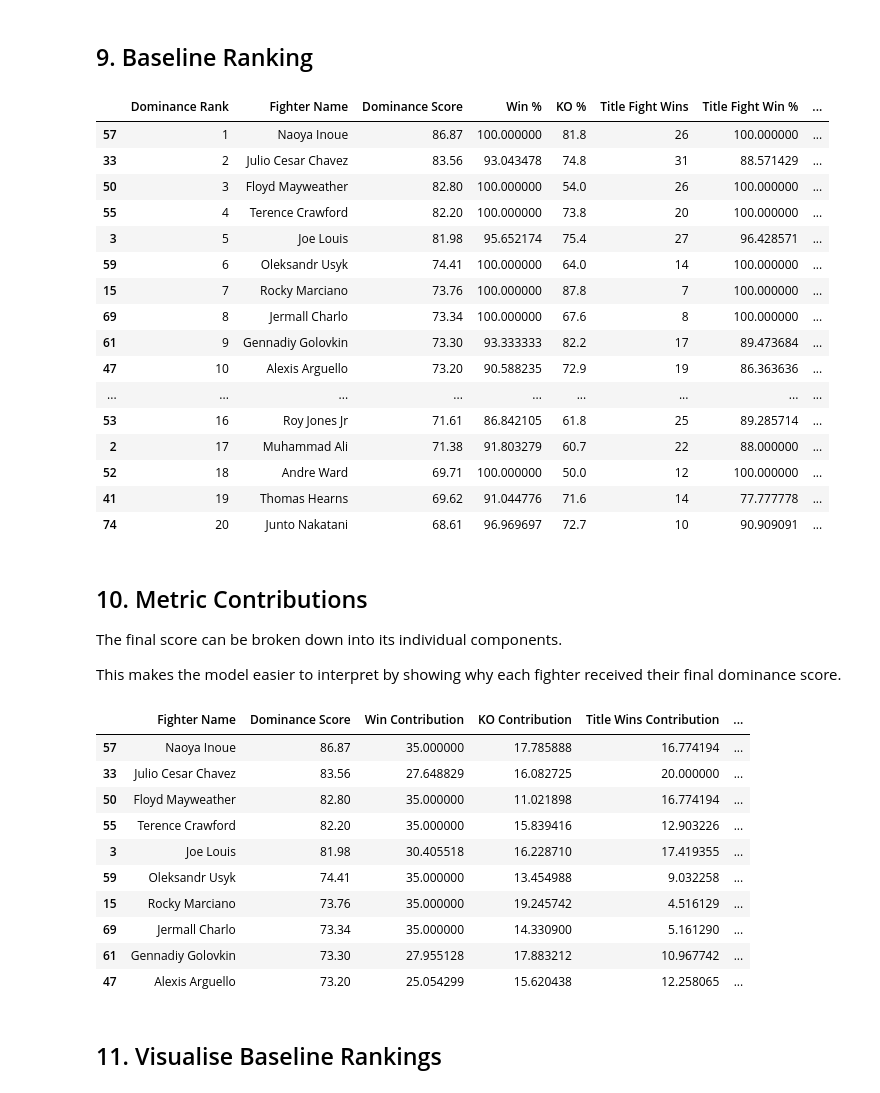
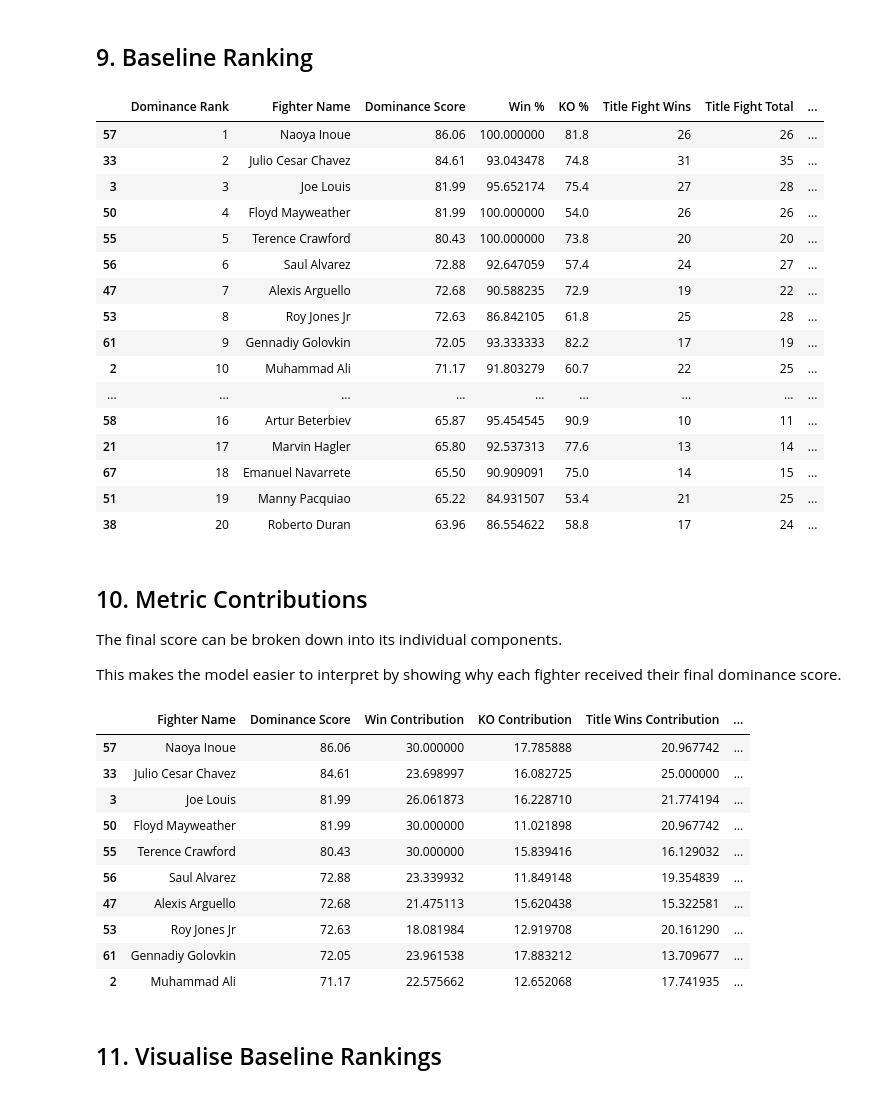
Before and after one commit to Richard-Ibiyemi/boxing-dominance-analysis, a Jupyter notebook: notebooks/02_dominance_model.ipynb, the cells around one changed output. Cells and saved outputs as stored; diff of their text form; code cells hidden in the pictures.

Commit message:
Update dominance model notebook

```diff
--- a/notebooks/02_dominance_model.ipynb
+++ b/notebooks/02_dominance_model.ipynb
@@ -93,6 +93,14 @@ df["Title Fight Win %"] = np.where(
     ),
     0
 )
+# %%
+df["Adjusted Title Success"] = (
+    df["Title Fight Win %"]
+    * np.minimum(
+        df["Title Fight Total"] / 15,
+        1
+    )
+)
 # %%
 df[
     [
@@ -223,8 +233,8 @@ df["Title Fight Wins Norm"] = min_max_normalise(
     df["Title Fight Wins"]
 )
 
-df["Title Fight Win % Norm"] = min_max_normalise(
-    df["Title Fight Win %"]
+df["Adjusted Title Success Norm"] = min_max_normalise(
+    df["Adjusted Title Success"]
 )
 
 df["Career Length Norm"] = min_max_normalise(
@@ -284,10 +294,10 @@ The weights sum to 100%.
 These weights represent one possible definition of boxing dominance rather than an objective universal definition. Alternative weighting systems will therefore be tested later.
 # %%
 baseline_weights = {
-    "Win % Norm": 0.35,
+    "Win % Norm": 0.30,
     "KO % Norm": 0.20,
-    "Title Fight Wins Norm": 0.20,
-    "Title Fight Win % Norm": 0.15,
+    "Title Fight Wins Norm": 0.25,
+    "Adjusted Title Success Norm": 0.15,
     "Career Length Norm": 0.10
 }
 # %%
@@ -311,8 +321,8 @@ df["Dominance Score"] = (
     + df["Title Fight Wins Norm"]
     * baseline_weights["Title Fight Wins Norm"]
 
-    + df["Title Fight Win % Norm"]
-    * baseline_weights["Title Fight Win % Norm"]
+    + df["Adjusted Title Success Norm"]
+    * baseline_weights["Adjusted Title Success Norm"]
 
     + df["Career Length Norm"]
     * baseline_weights["Career Length Norm"]
@@ -340,34 +350,36 @@ baseline_ranking = df.sort_values(
 # %%
 baseline_ranking[
     [
         "Dominance Rank",
         "Fighter Name",
         "Dominance Score",
         "Win %",
         "KO %",
         "Title Fight Wins",
+        "Title Fight Total",
         "Title Fight Win %",
+        "Adjusted Title Success",
         "Career Length"
     ]
 ].head(20)
 # %% [output]
-|  | Dominance Rank | Fighter Name | Dominance Score | Win % | KO % | Title Fight Wins | Title Fight Win % | ... |
-| 57 | 1 | Naoya Inoue | 86.87 | 100.000000 | 81.8 | 26 | 100.000000 | ... |
-| 33 | 2 | Julio Cesar Chavez | 83.56 | 93.043478 | 74.8 | 31 | 88.571429 | ... |
-| 50 | 3 | Floyd Mayweather | 82.80 | 100.000000 | 54.0 | 26 | 100.000000 | ... |
-| 55 | 4 | Terence Crawford | 82.20 | 100.000000 | 73.8 | 20 | 100.000000 | ... |
-| 3 | 5 | Joe Louis | 81.98 | 95.652174 | 75.4 | 27 | 96.428571 | ... |
-| 59 | 6 | Oleksandr Usyk | 74.41 | 100.000000 | 64.0 | 14 | 100.000000 | ... |
-| 15 | 7 | Rocky Marciano | 73.76 | 100.000000 | 87.8 | 7 | 100.000000 | ... |
-| 69 | 8 | Jermall Charlo | 73.34 | 100.000000 | 67.6 | 8 | 100.000000 | ... |
-| 61 | 9 | Gennadiy Golovkin | 73.30 | 93.333333 | 82.2 | 17 | 89.473684 | ... |
-| 47 | 10 | Alexis Arguello | 73.20 | 90.588235 | 72.9 | 19 | 86.363636 | ... |
+|  | Dominance Rank | Fighter Name | Dominance Score | Win % | KO % | Title Fight Wins | Title Fight Total | ... |
+| 57 | 1 | Naoya Inoue | 86.06 | 100.000000 | 81.8 | 26 | 26 | ... |
+| 33 | 2 | Julio Cesar Chavez | 84.61 | 93.043478 | 74.8 | 31 | 35 | ... |
+| 3 | 3 | Joe Louis | 81.99 | 95.652174 | 75.4 | 27 | 28 | ... |
+| 50 | 4 | Floyd Mayweather | 81.99 | 100.000000 | 54.0 | 26 | 26 | ... |
+| 55 | 5 | Terence Crawford | 80.43 | 100.000000 | 73.8 | 20 | 20 | ... |
+| 56 | 6 | Saul Alvarez | 72.88 | 92.647059 | 57.4 | 24 | 27 | ... |
+| 47 | 7 | Alexis Arguello | 72.68 | 90.588235 | 72.9 | 19 | 22 | ... |
+| 53 | 8 | Roy Jones Jr | 72.63 | 86.842105 | 61.8 | 25 | 28 | ... |
+| 61 | 9 | Gennadiy Golovkin | 72.05 | 93.333333 | 82.2 | 17 | 19 | ... |
+| 2 | 10 | Muhammad Ali | 71.17 | 91.803279 | 60.7 | 22 | 25 | ... |
 | ... | ... | ... | ... | ... | ... | ... | ... | ... |
-| 53 | 16 | Roy Jones Jr | 71.61 | 86.842105 | 61.8 | 25 | 89.285714 | ... |
-| 2 | 17 | Muhammad Ali | 71.38 | 91.803279 | 60.7 | 22 | 88.000000 | ... |
-| 52 | 18 | Andre Ward | 69.71 | 100.000000 | 50.0 | 12 | 100.000000 | ... |
-| 41 | 19 | Thomas Hearns | 69.62 | 91.044776 | 71.6 | 14 | 77.777778 | ... |
-| 74 | 20 | Junto Nakatani | 68.61 | 96.969697 | 72.7 | 10 | 90.909091 | ... |
+| 58 | 16 | Artur Beterbiev | 65.87 | 95.454545 | 90.9 | 10 | 11 | ... |
+| 21 | 17 | Marvin Hagler | 65.80 | 92.537313 | 77.6 | 13 | 14 | ... |
+| 67 | 18 | Emanuel Navarrete | 65.50 | 90.909091 | 75.0 | 14 | 15 | ... |
+| 51 | 19 | Manny Pacquiao | 65.22 | 84.931507 | 53.4 | 21 | 25 | ... |
+| 38 | 20 | Roberto Duran | 63.96 | 86.554622 | 58.8 | 17 | 24 | ... |
 # %% [markdown]
 ## 10. Metric Contributions
 
@@ -414,22 +426,22 @@ df.sort_values(
         "Win Contribution",
         "KO Contribution",
         "Title Wins Contribution",
-        "Title Win Rate Contribution",
+        "Adjusted Title Success Contribution",
         "Longevity Contribution"
     ]
 ].head(10)
 # %% [output]
 |  | Fighter Name | Dominance Score | Win Contribution | KO Contribution | Title Wins Contribution | ... |
-| 57 | Naoya Inoue | 86.87 | 35.000000 | 17.785888 | 16.774194 | ... |
-| 33 | Julio Cesar Chavez | 83.56 | 27.648829 | 16.082725 | 20.000000 | ... |
-| 50 | Floyd Mayweather | 82.80 | 35.000000 | 11.021898 | 16.774194 | ... |
-| 55 | Terence Crawford | 82.20 | 35.000000 | 15.839416 | 12.903226 | ... |
-| 3 | Joe Louis | 81.98 | 30.405518 | 16.228710 | 17.419355 | ... |
-| 59 | Oleksandr Usyk | 74.41 | 35.000000 | 13.454988 | 9.032258 | ... |
-| 15 | Rocky Marciano | 73.76 | 35.000000 | 19.245742 | 4.516129 | ... |
-| 69 | Jermall Charlo | 73.34 | 35.000000 | 14.330900 | 5.161290 | ... |
-| 61 | Gennadiy Golovkin | 73.30 | 27.955128 | 17.883212 | 10.967742 | ... |
-| 47 | Alexis Arguello | 73.20 | 25.054299 | 15.620438 | 12.258065 | ... |
+| 57 | Naoya Inoue | 86.06 | 30.000000 | 17.785888 | 20.967742 | ... |
+| 33 | Julio Cesar Chavez | 84.61 | 23.698997 | 16.082725 | 25.000000 | ... |
+| 3 | Joe Louis | 81.99 | 26.061873 | 16.228710 | 21.774194 | ... |
+| 50 | Floyd Mayweather | 81.99 | 30.000000 | 11.021898 | 20.967742 | ... |
+| 55 | Terence Crawford | 80.43 | 30.000000 | 15.839416 | 16.129032 | ... |
+| 56 | Saul Alvarez | 72.88 | 23.339932 | 11.849148 | 19.354839 | ... |
+| 47 | Alexis Arguello | 72.68 | 21.475113 | 15.620438 | 15.322581 | ... |
+| 53 | Roy Jones Jr | 72.63 | 18.081984 | 12.919708 | 20.161290 | ... |
+| 61 | Gennadiy Golovkin | 72.05 | 23.961538 | 17.883212 | 13.709677 | ... |
+| 2 | Muhammad Ali | 71.17 | 22.575662 | 12.652068 | 17.741935 | ... |
 # %% [markdown]
 ## 11. Visualise Baseline Rankings
 # %%
```
Also changed, not shown: parts of 20 cells of this notebook.
